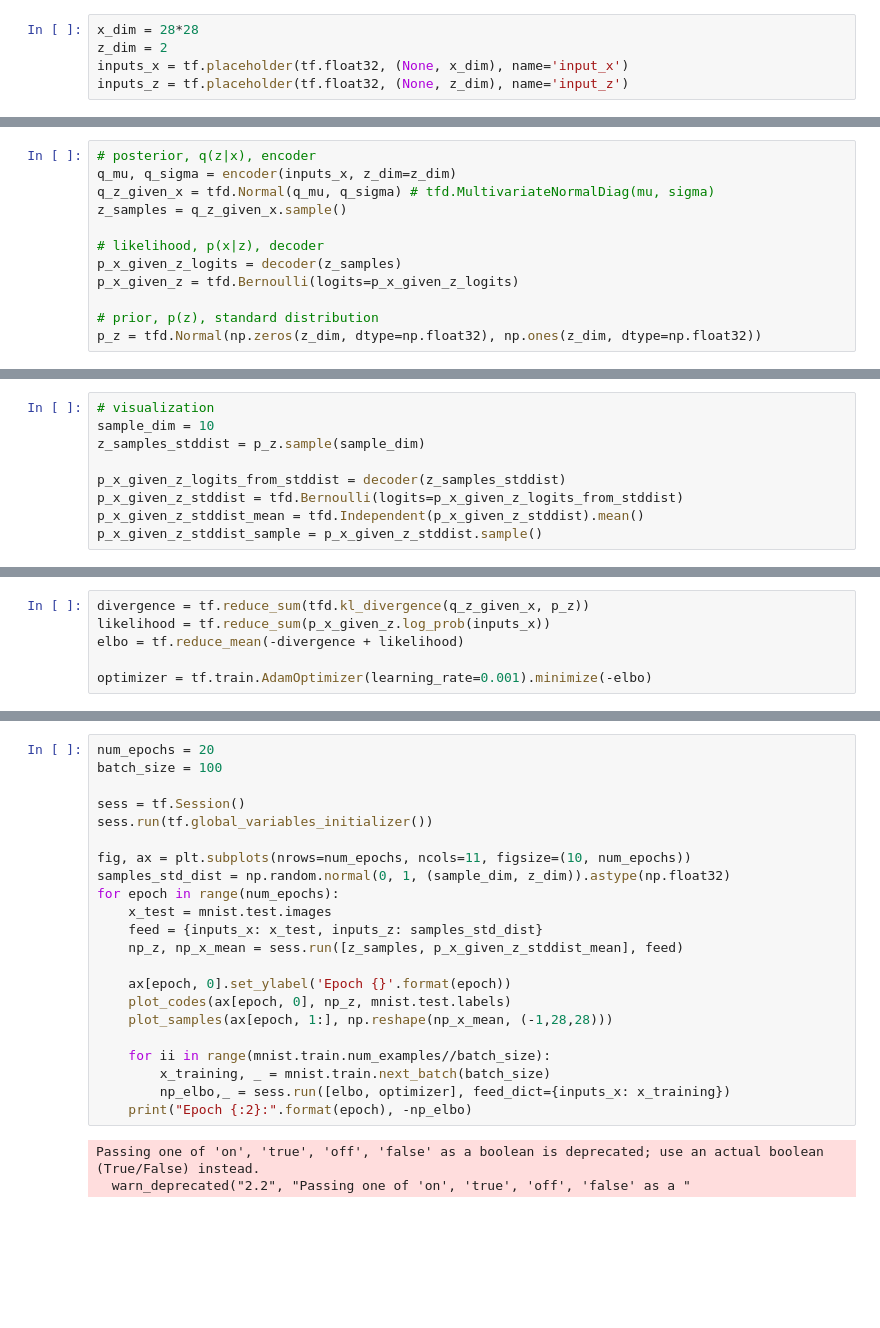
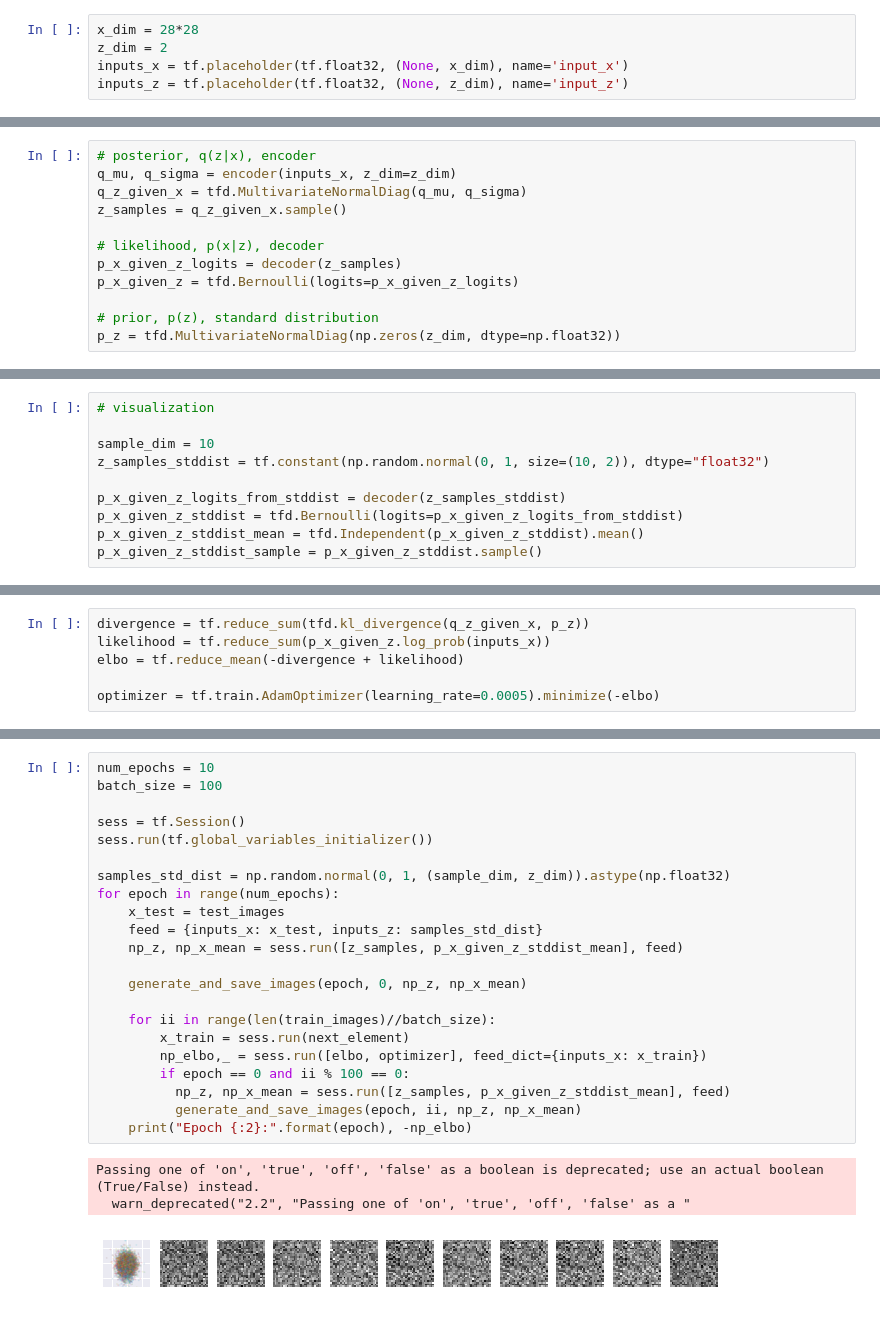
Before and after one commit to bt22dr/deep-learning-papers, a Jupyter notebook: code/cvae.ipynb, the cells around one changed output, grey strips where cells are left out. Cells and saved outputs as stored; diff of their text form; blank space fills up the shorter version.

```diff
--- a/code/cvae.ipynb
+++ b/code/cvae.ipynb
@@ -86,7 +85,7 @@ inputs_z = tf.placeholder(tf.float32, (None, z_dim), name='input_z')
 # %%
 # posterior, q(z|x), encoder
 q_mu, q_sigma = encoder(inputs_x, z_dim=z_dim)
-q_z_given_x = tfd.Normal(q_mu, q_sigma) # tfd.MultivariateNormalDiag(mu, sigma)
+q_z_given_x = tfd.MultivariateNormalDiag(q_mu, q_sigma)
 z_samples = q_z_given_x.sample()
 
 # likelihood, p(x|z), decoder
@@ -94,5 +93,5 @@ p_x_given_z_logits = decoder(z_samples)
 p_x_given_z = tfd.Bernoulli(logits=p_x_given_z_logits)
 
 # prior, p(z), standard distribution
-p_z = tfd.Normal(np.zeros(z_dim, dtype=np.float32), np.ones(z_dim, dtype=np.float32))
+p_z = tfd.MultivariateNormalDiag(np.zeros(z_dim, dtype=np.float32))
 # %% [output]
@@ -114,7 +115,8 @@ The TensorFlow Distributions library has moved to TensorFlow Probability (https:
 # %%
 # visualization
+
 sample_dim = 10
-z_samples_stddist = p_z.sample(sample_dim)
+z_samples_stddist = tf.constant(np.random.normal(0, 1, size=(10, 2)), dtype="float32")
 
 p_x_given_z_logits_from_stddist = decoder(z_samples_stddist)
 p_x_given_z_stddist = tfd.Bernoulli(logits=p_x_given_z_logits_from_stddist)
@@ -131,5 +133,5 @@ divergence = tf.reduce_sum(tfd.kl_divergence(q_z_given_x, p_z))
 likelihood = tf.reduce_sum(p_x_given_z.log_prob(inputs_x))
 elbo = tf.reduce_mean(-divergence + likelihood)
 
-optimizer = tf.train.AdamOptimizer(learning_rate=0.001).minimize(-elbo)
+optimizer = tf.train.AdamOptimizer(learning_rate=0.0005).minimize(-elbo)
 # %% [output]
@@ -153,25 +181,26 @@ def plot_samples(ax, samples):
 # %%
-num_epochs = 20
+num_epochs = 10
 batch_size = 100
 
 sess = tf.Session()
 sess.run(tf.global_variables_initializer())
 
-fig, ax = plt.subplots(nrows=num_epochs, ncols=11, figsize=(10, num_epochs))
 samples_std_dist = np.random.normal(0, 1, (sample_dim, z_dim)).astype(np.float32)
 for epoch in range(num_epochs):
-    x_test = mnist.test.images
+    x_test = test_images
     feed = {inputs_x: x_test, inputs_z: samples_std_dist}
     np_z, np_x_mean = sess.run([z_samples, p_x_given_z_stddist_mean], feed)
 
-    ax[epoch, 0].set_ylabel('Epoch {}'.format(epoch))
-    plot_codes(ax[epoch, 0], np_z, mnist.test.labels)
-    plot_samples(ax[epoch, 1:], np.reshape(np_x_mean, (-1,28,28)))
+    generate_and_save_images(epoch, 0, np_z, np_x_mean)
 
-    for ii in range(mnist.train.num_examples//batch_size):
-        x_training, _ = mnist.train.next_batch(batch_size)
-        np_elbo,_ = sess.run([elbo, optimizer], feed_dict={inputs_x: x_training})
+    for ii in range(len(train_images)//batch_size):
+        x_train = sess.run(next_element)
+        np_elbo,_ = sess.run([elbo, optimizer], feed_dict={inputs_x: x_train})
+        if epoch == 0 and ii % 100 == 0:
+          np_z, np_x_mean = sess.run([z_samples, p_x_given_z_stddist_mean], feed)
+          generate_and_save_images(epoch, ii, np_z, np_x_mean)
     print("Epoch {:2}:".format(epoch), -np_elbo)
 # %% [output]
 Passing one of 'on', 'true', 'off', 'false' as a boolean is deprecated; use an actual boolean (True/False) instead.
   warn_deprecated("2.2", "Passing one of 'on', 'true', 'off', 'false' as a "
+[figure, new version]
```
Also changed, not shown: parts of 17 cells of this notebook.
